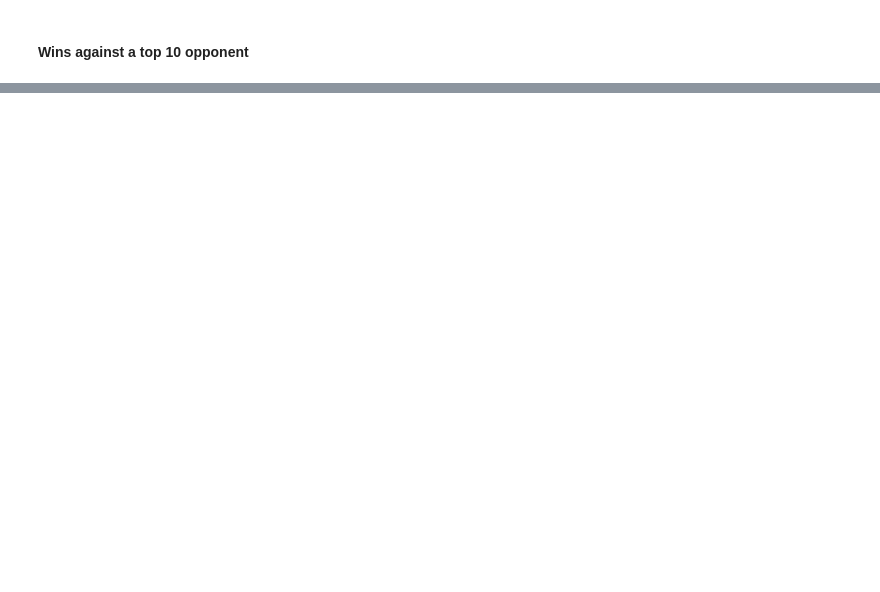
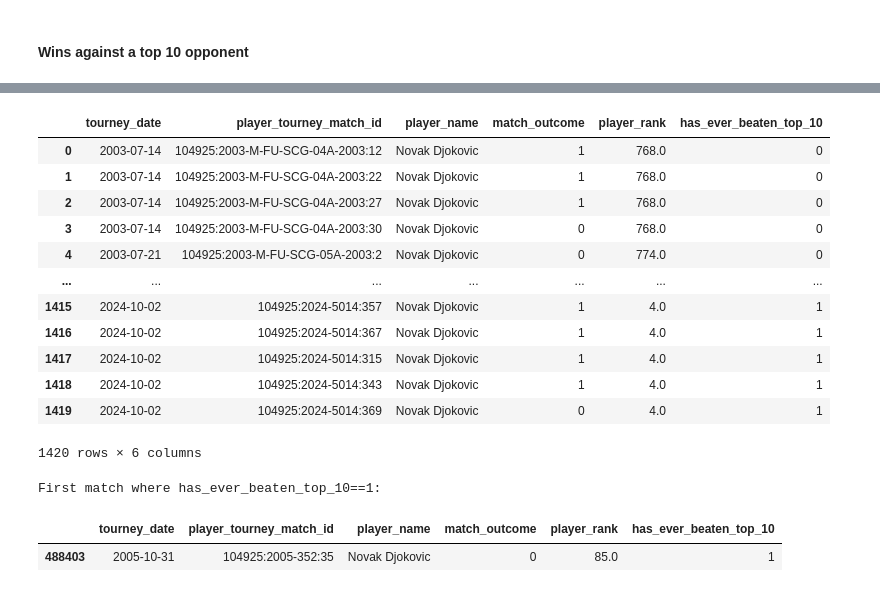
Before and after one commit to GolbertCeitaPages/CMI-DataScience-Project, a Jupyter notebook: player_stats.ipynb, the cells around one changed output, grey strips where cells are left out. Drawn from its saved outputs; the diff is of its cells as text; code cells hidden in the pictures; blank space fills up the shorter version.

```diff
--- a/player_stats.ipynb
+++ b/player_stats.ipynb
@@ -150,3 +125,36 @@ df_copy[['player_name', 'win_against_top_10']].drop_duplicates().sort_values(by=
+# %%
+# Show all matches for a single player (Novak Djokovic) to see the flag flip to 1
+player_name_example = 'Novak Djokovic'
+player_rows = df_copy[df_copy['player_name'].str.contains(player_name_example, case=False, na=False)].copy()
+player_rows = player_rows.sort_values('tourney_date')
+cols = ['tourney_date', 'player_tourney_match_id', 'player_name', 'match_outcome', 'player_rank', 'has_ever_beaten_top_10']
+# display all matches
+display(player_rows[cols].reset_index(drop=True))
+
+# Show the first match where the flag becomes 1
+first_flip = player_rows[player_rows['has_ever_beaten_top_10'] == 1].head(1)
+if not first_flip.empty:
+    print('\nFirst match where has_ever_beaten_top_10==1:')
+    display(first_flip[cols])
+else:
+    print('\nNo top-10 beating event found for this player in the dataset.')
+# %% [output]
+|  | tourney_date | player_tourney_match_id | player_name | match_outcome | player_rank | has_ever_beaten_top_10 |
+| 0 | 2003-07-14 | 104925:2003-M-FU-SCG-04A-2003:12 | Novak Djokovic | 1 | 768.0 | 0 |
+| 1 | 2003-07-14 | 104925:2003-M-FU-SCG-04A-2003:22 | Novak Djokovic | 1 | 768.0 | 0 |
+| 2 | 2003-07-14 | 104925:2003-M-FU-SCG-04A-2003:27 | Novak Djokovic | 1 | 768.0 | 0 |
+| 3 | 2003-07-14 | 104925:2003-M-FU-SCG-04A-2003:30 | Novak Djokovic | 0 | 768.0 | 0 |
+| 4 | 2003-07-21 | 104925:2003-M-FU-SCG-05A-2003:2 | Novak Djokovic | 0 | 774.0 | 0 |
+| ... | ... | ... | ... | ... | ... | ... |
+| 1415 | 2024-10-02 | 104925:2024-5014:357 | Novak Djokovic | 1 | 4.0 | 1 |
+| 1416 | 2024-10-02 | 104925:2024-5014:367 | Novak Djokovic | 1 | 4.0 | 1 |
+| 1417 | 2024-10-02 | 104925:2024-5014:315 | Novak Djokovic | 1 | 4.0 | 1 |
+| 1418 | 2024-10-02 | 104925:2024-5014:343 | Novak Djokovic | 1 | 4.0 | 1 |
+| 1419 | 2024-10-02 | 104925:2024-5014:369 | Novak Djokovic | 0 | 4.0 | 1 |
+1420 rows × 6 columns
+First match where has_ever_beaten_top_10==1:
+|  | tourney_date | player_tourney_match_id | player_name | match_outcome | player_rank | has_ever_beaten_top_10 |
+| 488403 | 2005-10-31 | 104925:2005-352:35 | Novak Djokovic | 0 | 85.0 | 1 |
 # %%
 import seaborn as sns
 import matplotlib.pyplot as plt
```
Also changed, not shown: parts of 4 cells of this notebook.
